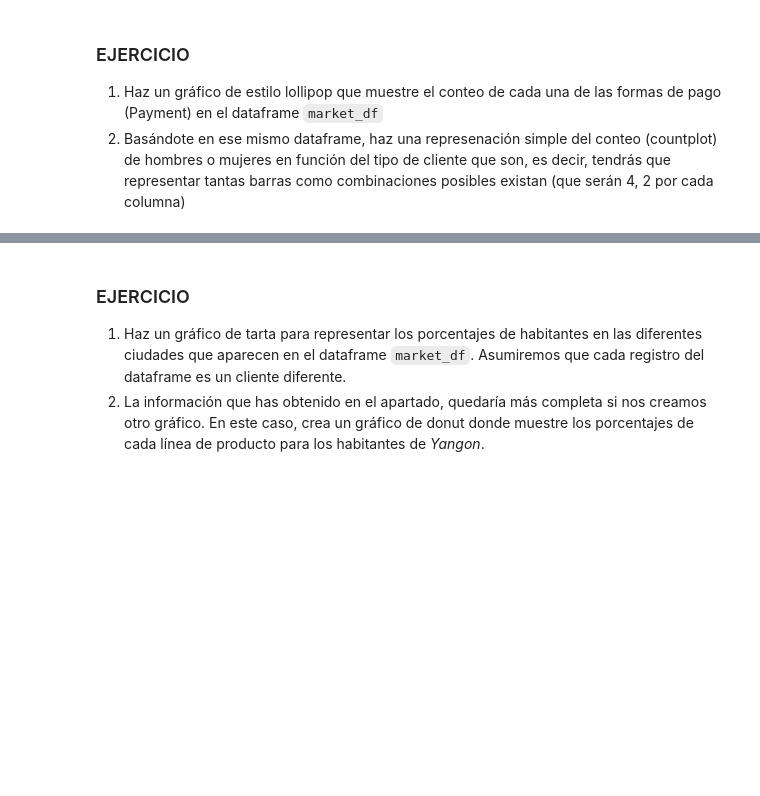
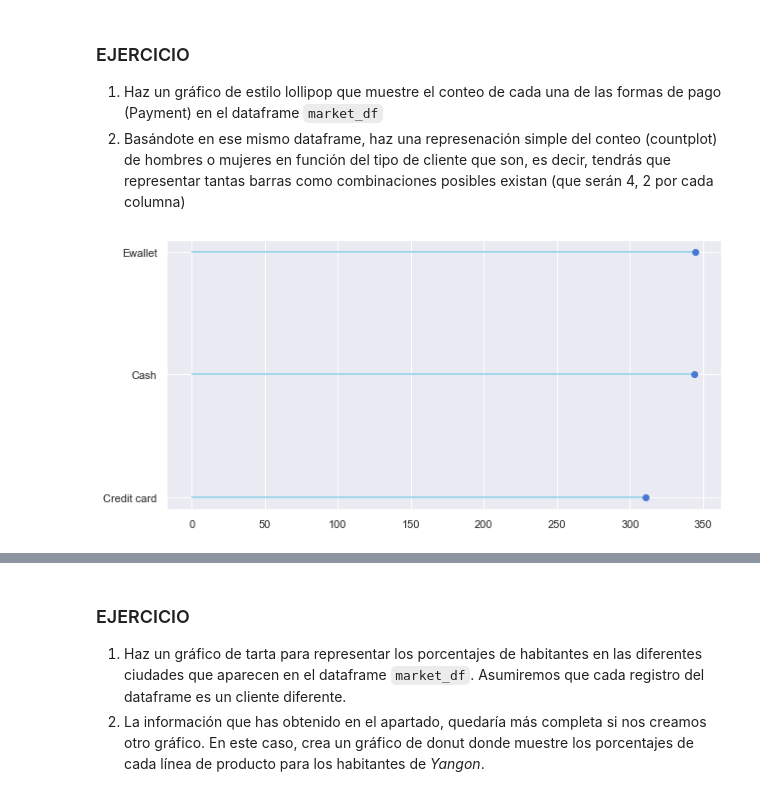
Before and after one commit to franciscocanon-thebridge/bootcamp_thebridge_PTSep20, a Jupyter notebook: Bloque 2 - Data_Analyst/04_Visualización/03_Seaborn/01_EDA Seaborn.ipynb, the cells around one changed output, grey strips where cells are left out. Saved outputs shown, nothing was run; the diff lists cells and outputs as text; code cells hidden in the pictures; blank space fills up the shorter version.

```diff
--- a/Bloque 2 - Data_Analyst/04_Visualización/03_Seaborn/01_EDA Seaborn.ipynb
+++ b/Bloque 2 - Data_Analyst/04_Visualización/03_Seaborn/01_EDA Seaborn.ipynb
@@ -302,3 +303,15 @@ plt.show()
 
 1. Haz un gráfico de estilo lollipop que muestre el conteo de cada una de las formas de pago (Payment) en el dataframe ``market_df``
 2. Basándote en ese mismo dataframe, haz una represenación simple del conteo (countplot) de hombres o mujeres en función del tipo de cliente que son, es decir, tendrás que representar tantas barras como combinaciones posibles existan (que serán 4, 2 por cada columna)
+# %%
+# 1.
+conteo = market_df['Payment'].value_counts(ascending=True)
+conteo
+plt.figure(figsize=(10,5))
+plt.hlines(y=conteo.index,
+           xmin=0,
+           xmax=conteo,
+           color='skyblue')
+plt.plot(conteo, conteo.index, "bo");
+# %% [output]
+[figure, added]
```
Also changed, not shown: parts of 32 cells of this notebook.
